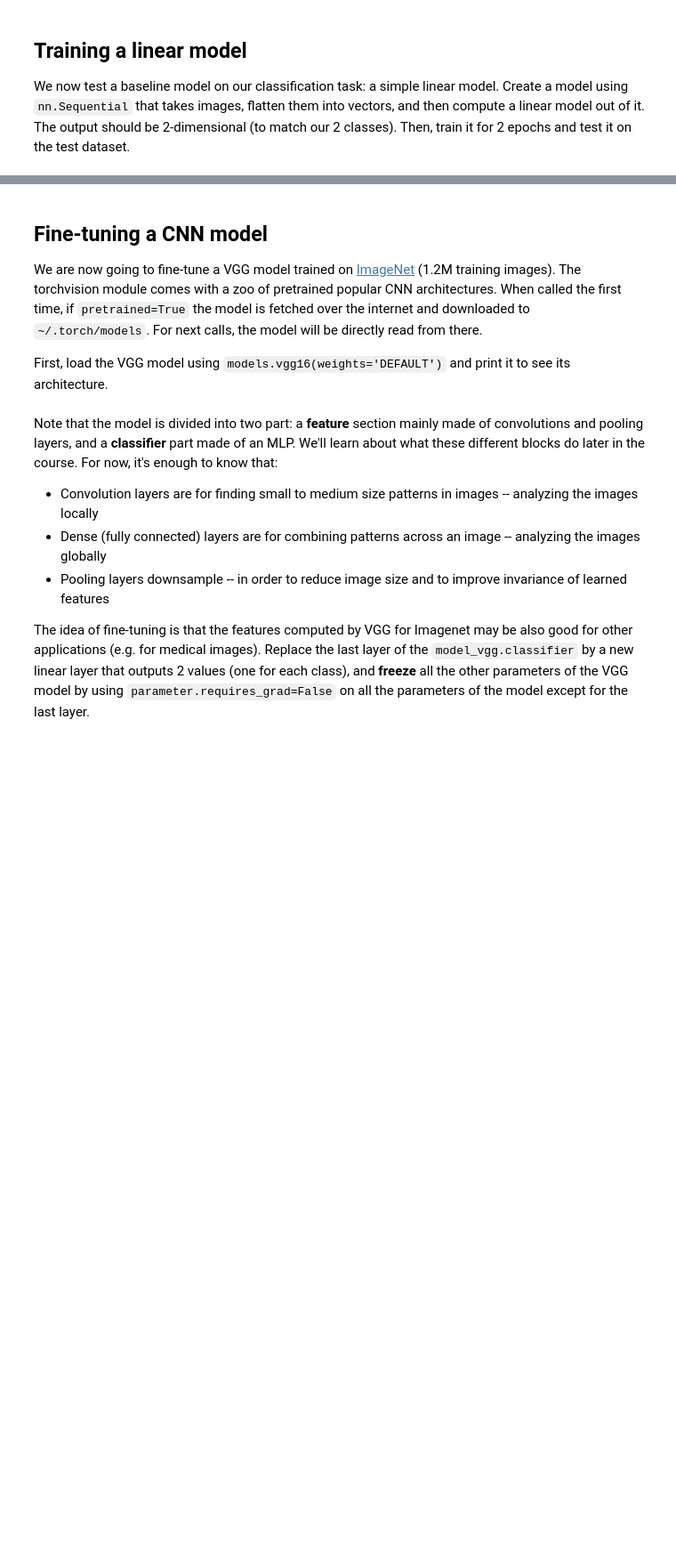
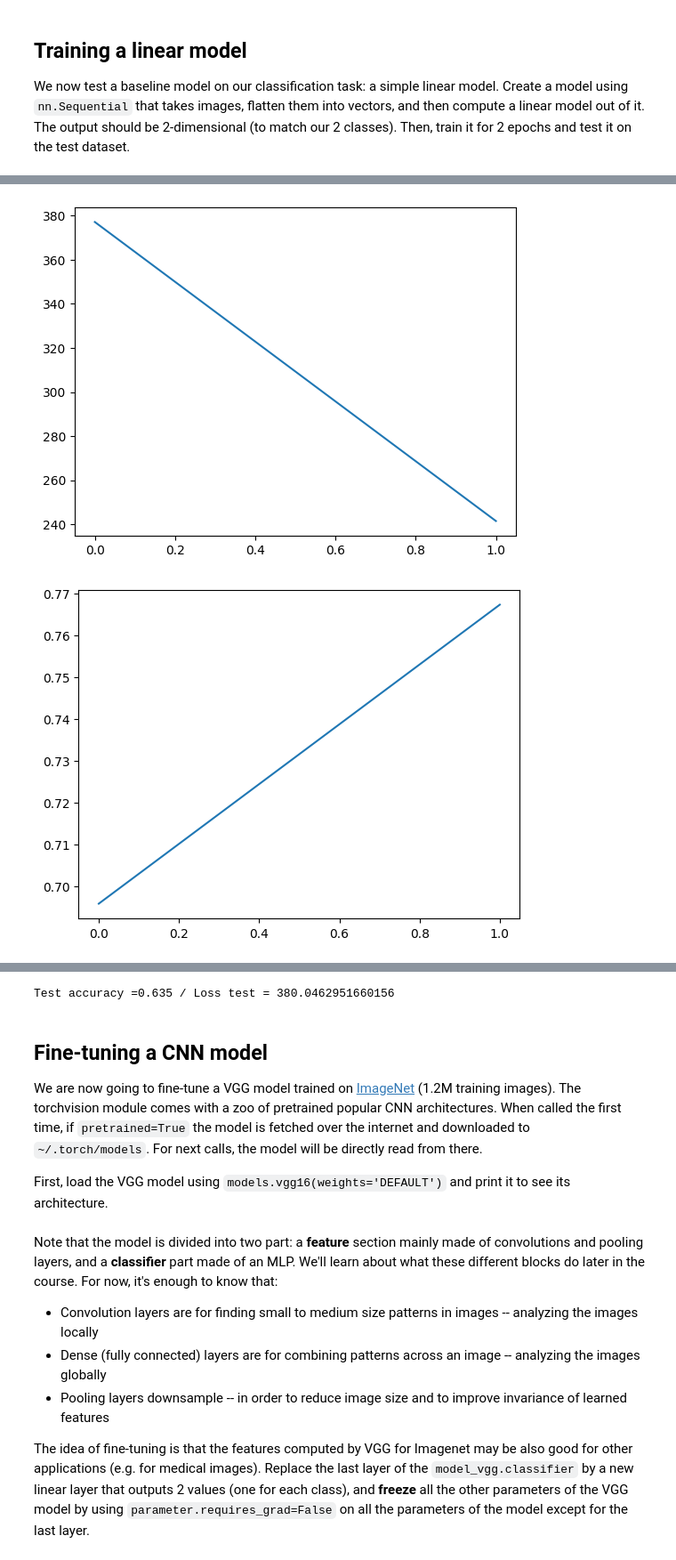
Before and after one commit to jlopetegui98/DL-ENS-Implementations, a Jupyter notebook: Homework1/HW_tumor_identification.ipynb, the cells around one changed output, grey strips where cells are left out. Shown at 89% size. Saved outputs shown, nothing was run; the diff lists cells and outputs as text; code cells hidden in the pictures; blank space fills up the shorter version.

Commit message:
add: baseline_model train

```diff
--- a/Homework1/HW_tumor_identification.ipynb
+++ b/Homework1/HW_tumor_identification.ipynb
@@ -140,0 +192,21 @@ We now test a baseline model on our classification task: a simple linear model.
+# %%
+%%time
+baseline_model = nn.Sequential(
+    nn.Flatten(),
+    nn.Linear(27648, 14000),
+    nn.ReLU(),
+    nn.Linear(14000, 7000),
+    nn.ReLU(),
+    nn.Linear(7000, 3500),
+    nn.ReLU(),
+    nn.Linear(3500, 1250),
+    nn.ReLU(),
+    nn.Linear(1250, 250),
+    nn.ReLU(),
+    nn.Linear(250, 50),
+    nn.ReLU(),
+    nn.Linear(50, 2)
+)
+
+train_model(baseline_model, train_dataloader, 2)
+# %% [output]
@@ -140,0 +215,2 @@ We now test a baseline model on our classification task: a simple linear model.
+[figure, added]
+[figure, added]
@@ -141,3 +222,7 @@ We now test a baseline model on our classification task: a simple linear model.
+# %%
+test_model(baseline_model, test_dataloader)
+# %% [output]
+Test accuracy =0.635 / Loss test = 380.0462951660156
 # %% [markdown]
 ## Fine-tuning a CNN model
 
```
Also changed, not shown: parts of 9 cells of this notebook.
